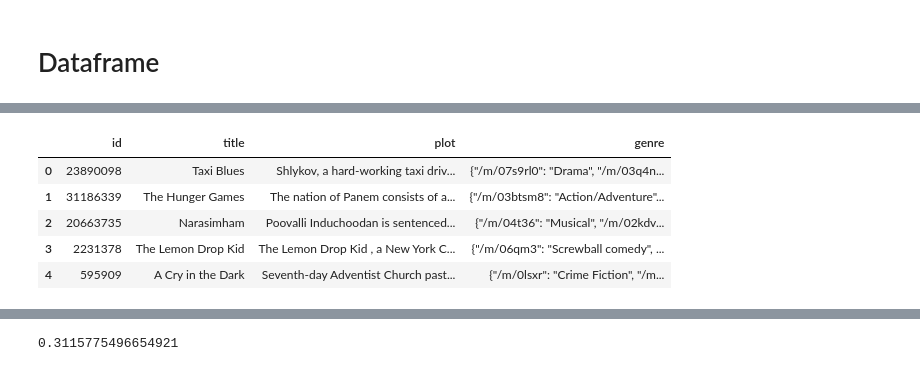
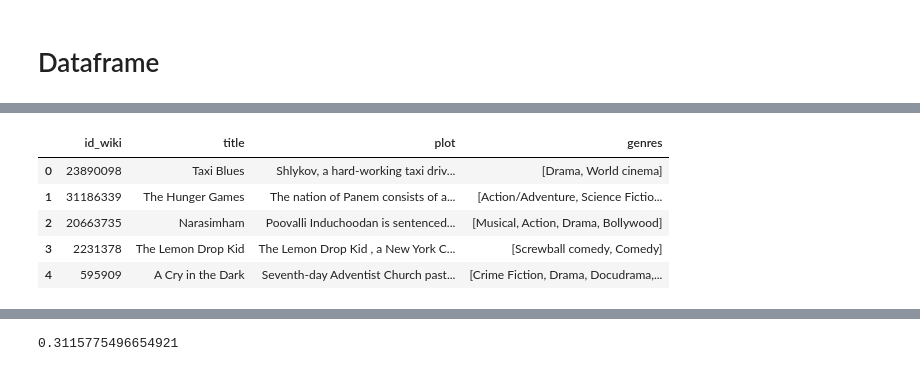
Before and after one commit to Durfan/ufsj-Data-Science, a Jupyter notebook: tp/tp.ipynb, the cells around one changed output, grey strips where cells are left out. Saved outputs shown, nothing was run; the diff lists cells and outputs as text; code cells hidden in the pictures.

```diff
--- a/tp/tp.ipynb
+++ b/tp/tp.ipynb
@@ -36,0 +26,21 @@ meta.head()
+# %%
+%%time
+
+def to_list(entry):
+  return list(json.loads(entry).values())
+
+meta = pd.read_csv("./data/movie.metadata.tsv", sep = '\t', header = None)
+meta.columns = [
+    'id_wiki', 'id_freebase',
+    "title", 'release date',
+    'box office revenue', 'runtime',
+    'languages', 'countries', 'genres']
+
+meta['languages'] = meta['languages'].apply(to_list)
+meta['countries'] = meta['countries'].apply(to_list)
+meta['genres'] = meta['genres'].apply(to_list)
+
+#meta['languages'] = meta['languages'].apply(lambda x: np.nan if len(x)==0 else x)
+#meta['countries'] = meta['countries'].apply(lambda x: np.nan if len(x)==0 else x)
+#meta['genres'] = meta['genres'].apply(lambda x: np.nan if len(x)==0 else x)
+meta.head()
@@ -38,15 +57,16 @@ meta.head()
 
 plots = []
 with open("./data/plot_summaries.txt", 'r') as f:
-       reader = csv.reader(f, dialect='excel-tab')
-       for row in tqdm(reader):
-            plots.append(row)
+  reader = csv.reader(f, dialect='excel-tab')
+  for row in tqdm(reader): # tqdm, A Fast, Extensible Progress Bar for Python and CLI
+      plots.append(row)
 
-id = []
+id_wiki = []
 plot = []
 
 for i in tqdm(plots):
-  id.append(i[0])
+  id_wiki.append(i[0])
   plot.append(i[1])
 
-plots = pd.DataFrame({'id': id, 'plot': plot})
+plots = pd.DataFrame({'id_wiki': id_wiki, 'plot': plot})
+plots.head()
@@ -53,14 +80,14 @@ plots = pd.DataFrame({'id': id, 'plot': plot})
 # %%
-meta['id'] = meta['id'].astype(str)
-cols = ['id','title','plot','genre']
+meta['id_wiki'] = meta['id_wiki'].astype(str)
+cols = ['id_wiki','title','plot','genres']
 
-df = pd.merge(plots, meta[['id', 'title', 'genre']], on = 'id')
+df = pd.merge(plots, meta[['id_wiki', 'title', 'genres']], on = 'id_wiki')
 df = df[cols]
 df.head()
 # %% [output]
-|  | id | title | plot | genre |
-| 0 | 23890098 | Taxi Blues | Shlykov, a hard-working taxi driv... | {"/m/07s9rl0": "Drama", "/m/03q4n... |
-| 1 | 31186339 | The Hunger Games | The nation of Panem consists of a... | {"/m/03btsm8": "Action/Adventure"... |
-| 2 | 20663735 | Narasimham | Poovalli Induchoodan is sentenced... | {"/m/04t36": "Musical", "/m/02kdv... |
-| 3 | 2231378 | The Lemon Drop Kid | The Lemon Drop Kid , a New York C... | {"/m/06qm3": "Screwball comedy", ... |
-| 4 | 595909 | A Cry in the Dark | Seventh-day Adventist Church past... | {"/m/0lsxr": "Crime Fiction", "/m... |
+|  | id_wiki | title | plot | genres |
+| 0 | 23890098 | Taxi Blues | Shlykov, a hard-working taxi driv... | [Drama, World cinema] |
+| 1 | 31186339 | The Hunger Games | The nation of Panem consists of a... | [Action/Adventure, Science Fictio... |
+| 2 | 20663735 | Narasimham | Poovalli Induchoodan is sentenced... | [Musical, Action, Drama, Bollywood] |
+| 3 | 2231378 | The Lemon Drop Kid | The Lemon Drop Kid , a New York C... | [Screwball comedy, Comedy] |
+| 4 | 595909 | A Cry in the Dark | Seventh-day Adventist Church past... | [Crime Fiction, Drama, Docudrama,... |
```
Also changed, not shown: parts of 15 cells of this notebook.
